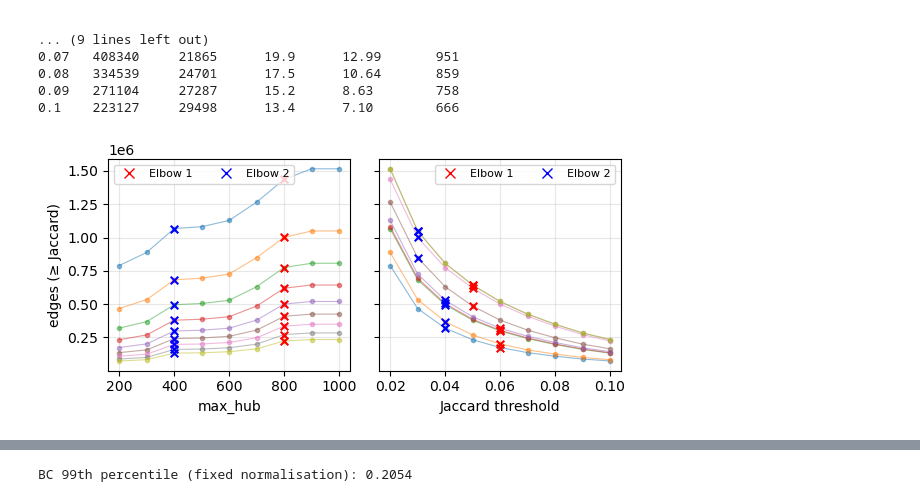
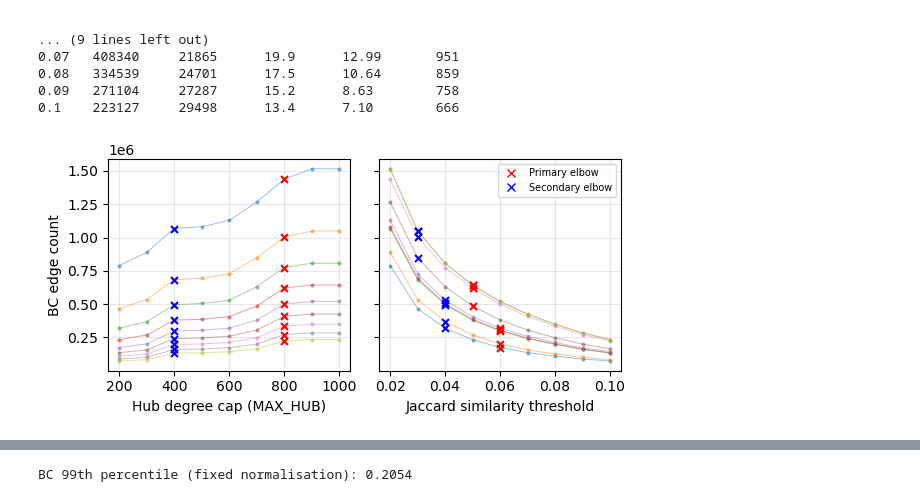
Before and after one commit to sclfnc/SocialNetworkAnalysis-project, a Jupyter notebook: notebooks/A_graph_creation/A5_final_graph_creation.ipynb, the cells around one changed output, grey strips where cells are left out. Cells and saved outputs as stored; diff of their text form; code cells hidden in the pictures.

Commit message:
Small improvement of elbows plot. Improved gitignore

```diff
--- a/notebooks/A_graph_creation/A5_final_graph_creation.ipynb
+++ b/notebooks/A_graph_creation/A5_final_graph_creation.ipynb
@@ -564,77 +564,65 @@ MAX_HUB   pairs         edges(j>=0.02)  edges(j>=0.03)  edges(j>=0.04)  edges(j>
 # %%
 from matplotlib.lines import Line2D
 import numpy as np
 
 def find_top2_elbows(x, y):
-    """
-    Trova i due punti di "gomito" (elbow) più pronunciati su una curva (x, y)
-    usando la distanza massima dalla corda (linea retta tra estremi).
-    Restituisce le tuple (indice, x, y) dei due gomiti.
-    """
-    x = np.array(x)
-    y = np.array(y)
-    # Corda tra i due estremi
-    p1 = np.array([x[0], y[0]])
-    p2 = np.array([x[-1], y[-1]])
-    line_vec = p2 - p1
-    line_vec = line_vec / np.linalg.norm(line_vec)
-    # Distanza di ogni punto dalla retta
-    dists = np.abs(np.cross(line_vec, np.stack([x, y], axis=1) - p1))
-    # Escludi estremi
+    x, y = np.array(x), np.array(y)
+    p1, p2 = np.array([x[0], y[0]]), np.array([x[-1], y[-1]])
+    line_vec = (p2 - p1) / np.linalg.norm(p2 - p1)
+    diff = np.stack([x, y], axis=1) - p1
+    dists = np.abs(line_vec[0] * diff[:, 1] - line_vec[1] * diff[:, 0])
     dists[0] = dists[-1] = 0
-    # Trova i due massimi
     idx1 = np.argmax(dists)
     dists_tmp = dists.copy()
-    dists_tmp[max(0, idx1-1):min(len(dists), idx1+2)] = 0  # escludi vicini
+    dists_tmp[max(0, idx1-1):min(len(dists), idx1+2)] = 0
     idx2 = np.argmax(dists_tmp)
-    elbows = sorted([(idx1, x[idx1], y[idx1]), (idx2, x[idx2], y[idx2])], key=lambda t: t[0])
-    return elbows
+    return sorted([(idx1, x[idx1], y[idx1]), (idx2, x[idx2], y[idx2])], key=lambda t: t[0])
 
 edge_matrix = sensitivity_data['edge_matrix']
-
 fig, axes = plt.subplots(1, 2, figsize=(6, 3), sharey=True)
 
-elbows1 = []
+# --- Left: edge count vs max_hub, one curve per Jaccard threshold ---
 for j_idx, jt in enumerate(JACCARD_FINE):
     y = edge_matrix[:, j_idx]
     elbows = find_top2_elbows(MAX_HUB_VALUES, y)
-    elbow_idxs = [e[0] for e in elbows]
-    elbows1.append((jt, [e[1] for e in elbows]))
-    axes[0].plot(MAX_HUB_VALUES, y, marker='o', markersize=3, linewidth=0.8, color=f'C{j_idx}', alpha=0.5, label=f'Jaccard ≥ {jt:.2f}')
-    if len(elbow_idxs) > 1:
-        axes[0].scatter([MAX_HUB_VALUES[elbow_idxs[1]]], [y[elbow_idxs[1]]], color='red', marker='x', s=30, zorder=5, label='Elbow 1' if j_idx==0 else None)
-        axes[0].scatter([MAX_HUB_VALUES[elbow_idxs[0]]], [y[elbow_idxs[0]]], color='blue', marker='x', s=30, zorder=5, label='Elbow 2' if j_idx==0 else None)
-axes[0].set_xlabel('max_hub')
-axes[0].set_ylabel('edges (≥ Jaccard)')
-axes[0].legend(fontsize=8, ncol=2, handles=[
-    Line2D([0], [0], color='red', marker='x', linestyle='None', markersize=7, label='Elbow 1'),
-    Line2D([0], [0], color='blue', marker='x', linestyle='None', markersize=7, label='Elbow 2')
-], loc='upper left')
-axes[0].set_title('')
+    axes[0].plot(MAX_HUB_VALUES, y, marker='o', markersize=2, linewidth=0.7,
+                 color=f'C{j_idx}', alpha=0.45)
+    ei = [e[0] for e in elbows]
+    if len(ei) > 1:
+        axes[0].scatter(MAX_HUB_VALUES[ei[1]], y[ei[1]], color='red',
+                        marker='x', s=25, zorder=5)
+        axes[0].scatter(MAX_HUB_VALUES[ei[0]], y[ei[0]], color='blue',
+                        marker='x', s=25, zorder=5)
+
+axes[0].set_xlabel('Hub degree cap (MAX_HUB)')
+axes[0].set_ylabel('BC edge count')
 axes[0].grid(True, alpha=0.3)
 
-# Secondo plot: jaccard sulle x
-elbows2 = []
+# --- Right: edge count vs Jaccard threshold, one curve per max_hub ---
 for i, max_hub in enumerate(MAX_HUB_VALUES):
     y = edge_matrix[i, :]
     elbows = find_top2_elbows(JACCARD_FINE, y)
-    elbow_idxs = [e[0] for e in elbows]
-    elbows2.append((max_hub, [e[1] for e in elbows]))
-    axes[1].plot(JACCARD_FINE, y, marker='o', markersize=3, linewidth=0.8, color=f'C{i}', alpha=0.5, label=f'max_hub = {max_hub}')
-    if len(elbow_idxs) > 1:
-        axes[1].scatter([JACCARD_FINE[elbow_idxs[1]]], [y[elbow_idxs[1]]], color='red', marker='x', s=30, zorder=5, label='Elbow 1' if i==0 else None)
-        axes[1].scatter([JACCARD_FINE[elbow_idxs[0]]], [y[elbow_idxs[0]]], color='blue', marker='x', s=30, zorder=5, label='Elbow 2' if i==0 else None)
-axes[1].set_xlabel('Jaccard threshold')
-axes[1].set_title('')
-axes[1].legend(fontsize=8, ncol=2, handles=[
-    Line2D([0], [0], color='red', marker='x', linestyle='None', markersize=7, label='Elbow 1'),
-    Line2D([0], [0], color='blue', marker='x', linestyle='None', markersize=7, label='Elbow 2')
-], loc='upper right')
+    axes[1].plot(JACCARD_FINE, y, marker='o', markersize=2, linewidth=0.7,
+                 color=f'C{i}', alpha=0.45)
+    ei = [e[0] for e in elbows]
+    if len(ei) > 1:
+        axes[1].scatter(JACCARD_FINE[ei[1]], y[ei[1]], color='red',
+                        marker='x', s=25, zorder=5)
+        axes[1].scatter(JACCARD_FINE[ei[0]], y[ei[0]], color='blue',
+                        marker='x', s=25, zorder=5)
+
+axes[1].set_xlabel('Jaccard similarity threshold')
 axes[1].grid(True, alpha=0.3)
+
+# --- Legend inside right plot ---
+legend_handles = [
+    Line2D([0], [0], color='red', marker='x', linestyle='None', markersize=6, label='Primary elbow'),
+    Line2D([0], [0], color='blue', marker='x', linestyle='None', markersize=6, label='Secondary elbow'),
+]
+axes[1].legend(handles=legend_handles, loc='upper right', fontsize=7, framealpha=0.8)
 
 plt.tight_layout()
 plt.show()
-
-print("A sinistra: elbow detection per ogni soglia Jaccard (max_hub sulle x).\nA destra: elbow detection per ogni max_hub (Jaccard sulle x).\nLe croci rosse e blu indicano i due punti di gomito principali per ogni curva.")
+fig.savefig('./output/A_sensitivity_elbow.pdf', bbox_inches='tight', dpi=300)
 # %% [output]
-[figure, old version]
+[figure, new version]
```
Also changed, not shown: parts of 2 cells of this notebook, 2 other files.
